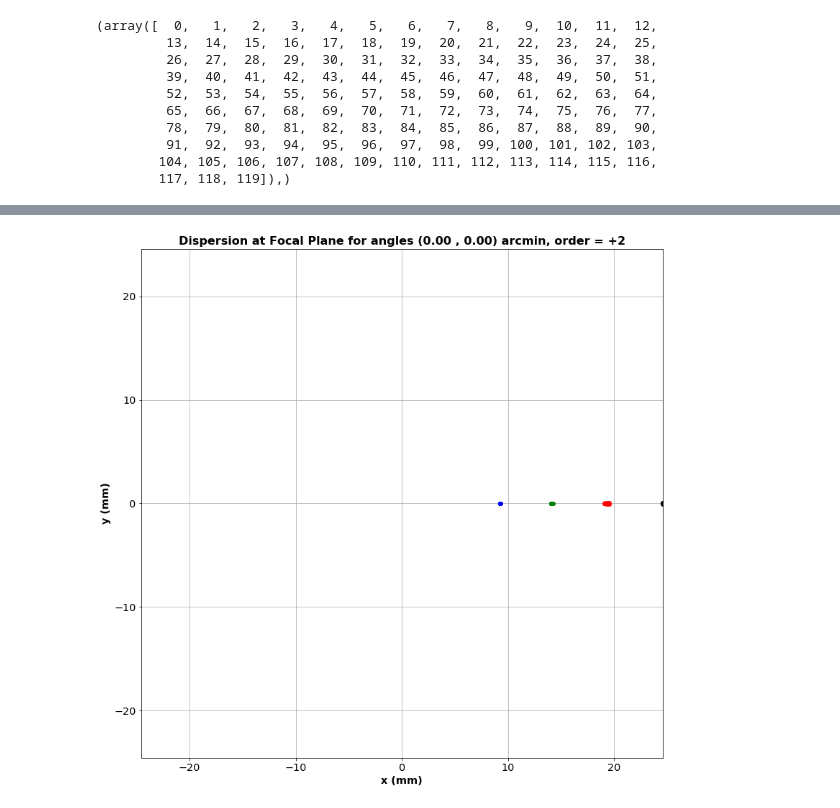
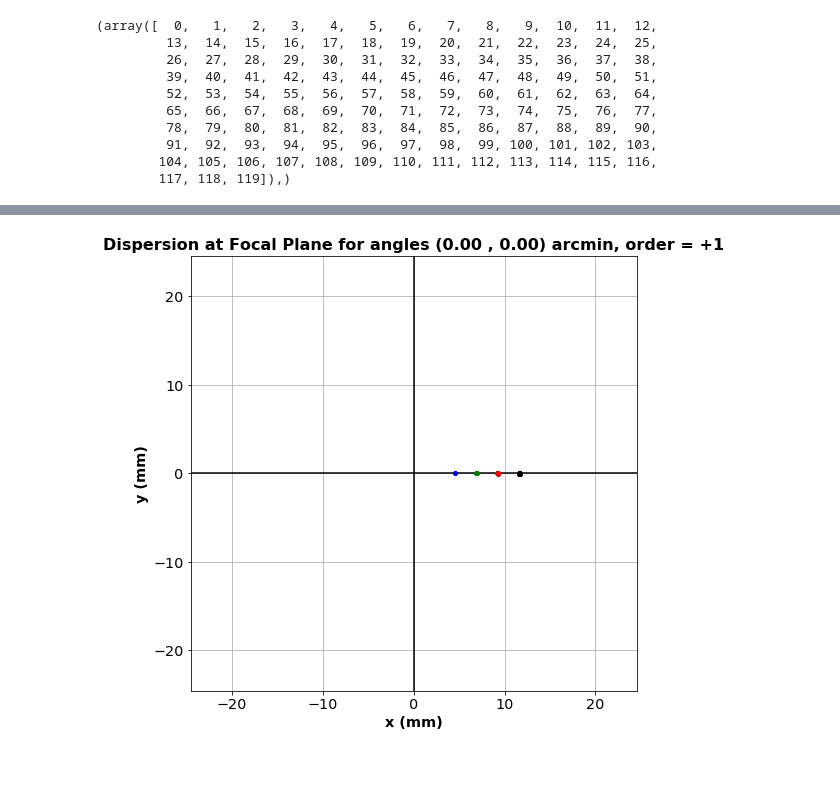
Before and after one commit to sylvielsstfr/OpticSimWthB4, a Jupyter notebook: Ronchi/R200/AnaR200Simple.ipynb, the cells around one changed output, grey strips where cells are left out. Saved outputs shown, nothing was run; the diff lists cells and outputs as text; code cells hidden in the pictures; blank space fills up the shorter version.

```diff
--- a/Ronchi/R200/AnaR200Simple.ipynb
+++ b/Ronchi/R200/AnaR200Simple.ipynb
@@ -84,14 +86,14 @@ NBTOT=NBEAM*NWL
 theta_x=0.  # angle in arcmin
 theta_y=0.  # angle in arcmin
 # %%
-order="OP2"
-order_str="+2"
+order="OP1"
+order_str="+1"
 # %%
 theta_x_num=int(theta_x*10)
 theta_y_num=int(theta_y*10)
 # %%
 Beam4_Rayfile="Beam4_Rayfile_{:d}_allwl_{:d}_{:d}_{}.xlsx".format(NBTOT,theta_x_num,theta_y_num,order)
 # %%
-figname1="DISP_Beam4_Rayfile_{:d}_allwl_{:d}_{:d}_{}.png".format(NBTOT,theta_x_num,theta_y_num,order)
-figname2="PSF_Beam4_Rayfile_{:d}_allwl_{:d}_{:d}_{}.png".format(NBTOT,theta_x_num,theta_y_num,order)
+figname1="RON200_DISP_Beam4_Rayfile_{:d}_allwl_{:d}_{:d}_{}.pdf".format(NBTOT,theta_x_num,theta_y_num,order)
+figname2="RON200_PSF_Beam4_Rayfile_{:d}_allwl_{:d}_{:d}_{}.pdf".format(NBTOT,theta_x_num,theta_y_num,order)
 # %%
@@ -209,20 +259,24 @@ df.head()
 # %%
 df.to_excel(outputdata_excel)
 # %%
+plt.figure(figsize=(8,8))
+plt.axhline(y=0,color="k")
+plt.axvline(x=0,color="k")
 plt.plot(x1,y1,"b.")
 plt.plot(x2,y2,"g.")
 plt.plot(x3,y3,"r.")
 plt.plot(x4,y4,"k.")
+
 plt.xlim(-Det_size/2,Det_size/2.)
 plt.ylim(-Det_size/2,Det_size/2)
 plt.grid(True)
 plt.xlabel("x (mm)",fontweight='bold')
 plt.ylabel("y (mm)",fontweight='bold')
 fulltitle="Dispersion at Focal Plane for angles ({:2.2f} , {:2.2f}) arcmin, order = {}".format(theta_x,theta_y,order_str)
 plt.title(fulltitle,fontsize=16,fontweight='bold')
 plt.savefig(figname1)
 # %% [output]
-[figure, old version]
+[figure, new version]
 # %%
 def Showscale(x,y,w,label,ax):
     xmin=x-w/2
```
Also changed, not shown: parts of 13 cells of this notebook, 8 other files.
